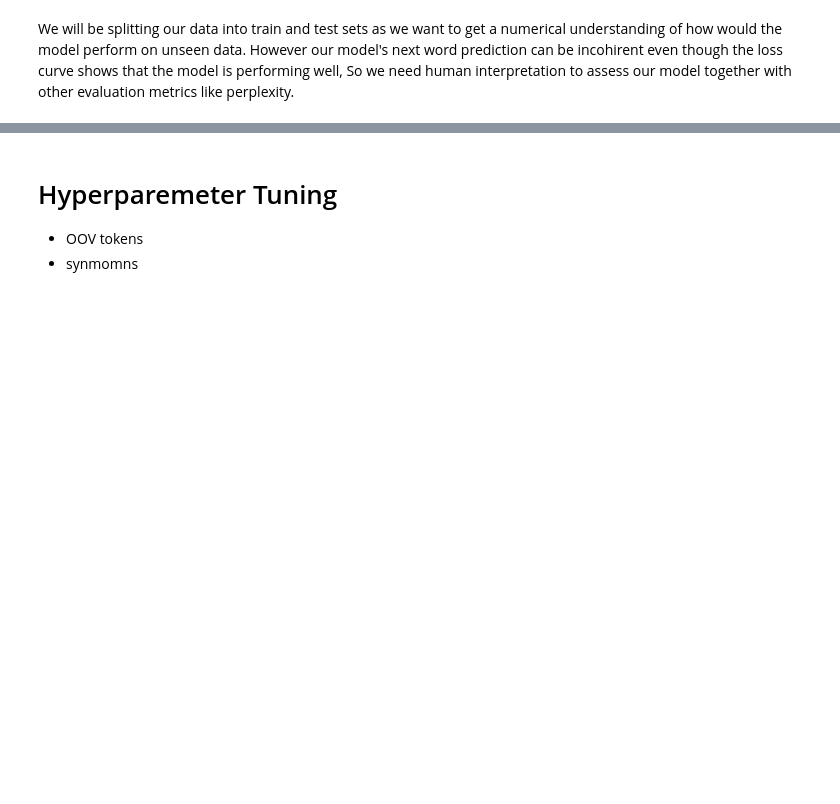
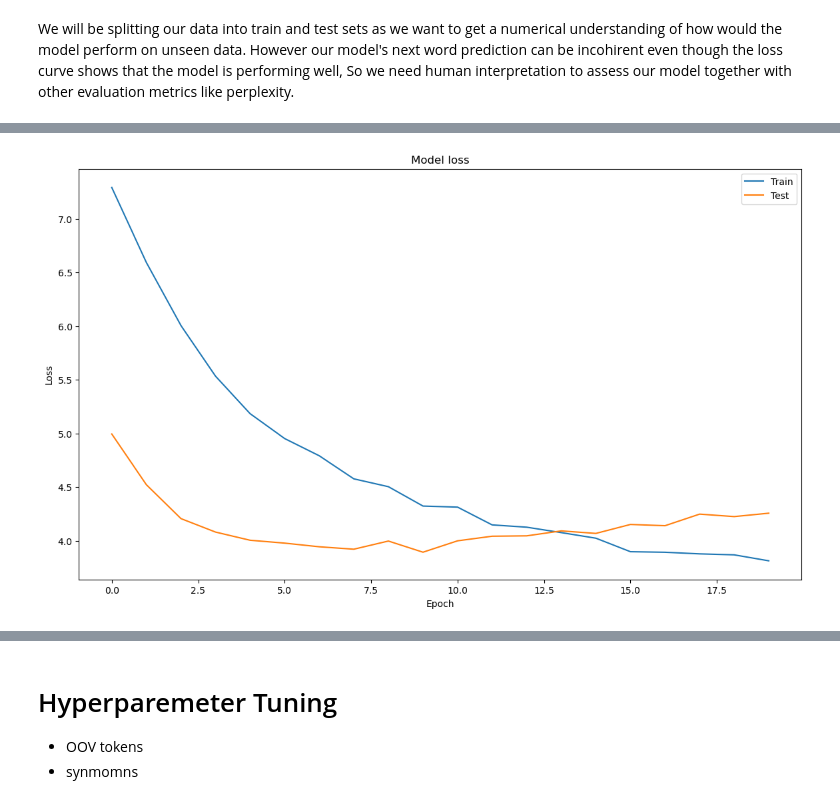
Before and after one commit to errnasty/Connvolution-and-Recurrent-Neural-Networks, a Jupyter notebook: RNN.ipynb, the cells around one changed output, grey strips where cells are left out. Saved outputs shown, nothing was run; the diff lists cells and outputs as text; code cells hidden in the pictures; blank space fills up the shorter version.

```diff
--- a/RNN.ipynb
+++ b/RNN.ipynb
@@ -635,0 +729,10 @@ morning and evening would make it can heal wounds that words cannot singapores e
+# %%
+baseline_RNN_lem = Sequential()
+baseline_RNN_lem.add(Embedding(total_words_lemmatized, 10, input_length=max_sequence_len_lem-1))
+baseline_RNN_lem.add(SimpleRNN(128, return_sequences=False))
+baseline_RNN_lem.add(Dense(total_words_lemmatized, activation='softmax'))
+baseline_RNN_lem.add(Dropout(0.2))
+baseline_RNN_lem.compile(loss='categorical_crossentropy', optimizer='adam')
+baseline_RNN_lem.summary()
+
+history_baselineRNN_lem = baseline_RNN_lem.fit(X_train_lem, y_train_lem, epochs=100, verbose=1, validation_data=(X_test_lem, y_test_lem),batch_size=128,shuffle=True,callbacks=[tf.keras.callbacks.EarlyStopping(monitor='val_loss', patience=10)])
@@ -635,0 +757,4 @@ morning and evening would make it can heal wounds that words cannot singapores e
+# %%
+plot_loss_curve(history_baselineRNN_lem)
+# %% [output]
+[figure, added]
```
Also changed, not shown: parts of 29 cells of this notebook, 7 other files.
